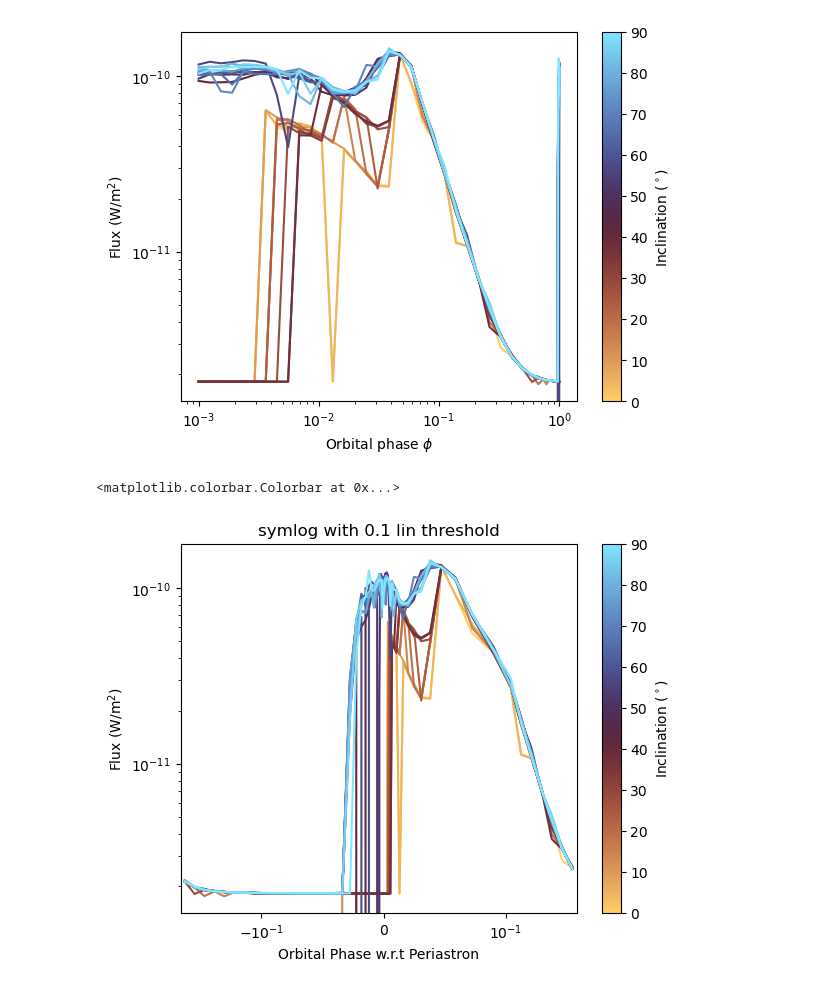
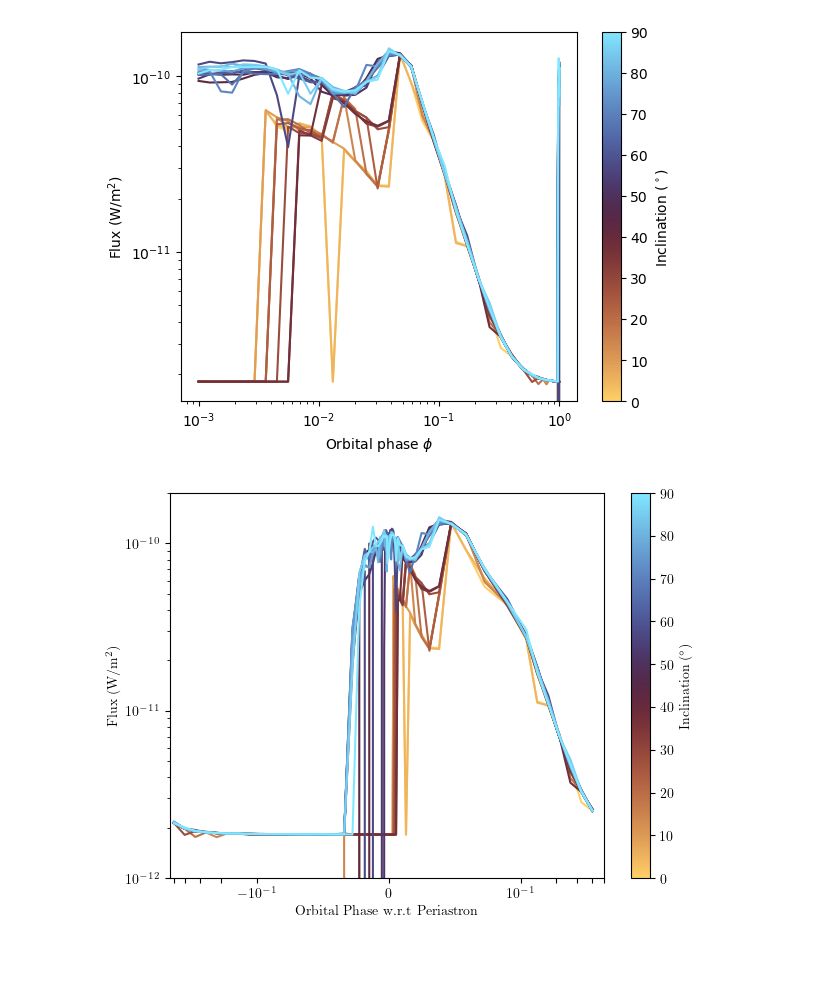
Before and after one commit to ryanwhite1/xenomorph, a Jupyter notebook: grid_runs.ipynb, the cells around one changed output. Drawn from its saved outputs; the diff is of its cells as text; code cells hidden in the pictures; blank space fills up the shorter version.

Commit message:
A plot

```diff
--- a/grid_runs.ipynb
+++ b/grid_runs.ipynb
@@ -5,6 +5,11 @@ import xenomorph.mcfost as xmc
 import matplotlib.pyplot as plt
 import matplotlib as mpl
 import pickle
+
+# set LaTeX font for our figures
+plt.rcParams.update({"text.usetex": True})
+plt.rcParams['font.family'] = 'serif'
+plt.rcParams['mathtext.fontset'] = 'cm'
 # %%
 folder = 'rad_transfer/WR140_3.5_periastron_grid'
 
@@ -114,35 +119,39 @@ plt.colorbar(cmappable, ax=ax, label=r'Inclination ($^\circ$)')
 # %%
 # shifted_phases = (phases + 0.5)%1
 
 n = len(inclinations)
 N = len(phases)
 shift_inds = np.roll(np.arange(N), N//2+1)
 
 shifted_phases = (phases[shift_inds] + 0.5)%1
 
-fig, ax = plt.subplots()
+fig, ax = plt.subplots(figsize=(7, 5))
 
 
 cmap_name = 'managua'
 # cmap_name = 'cool_r
 cmap = mpl.colormaps[cmap_name]
 colours = cmap(inclinations / np.max(inclinations))
 
 # cmap_name = 'gist_heat'
 # cmap = mpl.colormaps[cmap_name]
 # colours = cmap(inclinations / np.max(1.1 * inclinations))
 linthresh = 0.1
 for i in range(n):
     ax.plot(shifted_phases - 0.5, grid_array[i, shift_inds], c=colours[i])
-ax.set(yscale='log',
-      xlabel=r'Orbital Phase w.r.t Periastron', ylabel=r'Flux (W/m$^2$)',
-      title=f'symlog with {linthresh} lin threshold')
+ax.set(yscale='log', ylim=(1e-12, 2e-10),
+      xlabel=r'Orbital Phase w.r.t Periastron', ylabel=r'Flux (W/m$^2$)')
+      # ,title=f'symlog with {linthresh} lin threshold')
 
 ax.set_xscale('symlog', linthresh=linthresh)
+ax.set_xticks([-0.5, -0.4, -0.3, -0.2, -0.1, 0, 0.1, 0.2, 0.3, 0.4, 0.5])
+# ax.set_ylim(ymin=1e-12)
 
 cmappable = ScalarMappable(Normalize(inclinations[0], inclinations[n-1]))
 cmappable.set_cmap(cmap_name)
 plt.colorbar(cmappable, ax=ax, label=r'Inclination ($^\circ$)')
+
+fig.savefig('Images/MRes_Plots/WR140_inclination_grid.png', dpi=400, bbox_inches='tight')
+fig.savefig('Images/MRes_Plots/WR140_inclination_grid.pdf', dpi=400, bbox_inches='tight')
 # %% [output]
-<matplotlib.colorbar.Colorbar at 0x...>
-[figure, old version]
+[figure, new version]
```
Also changed, not shown: 37 other files.
